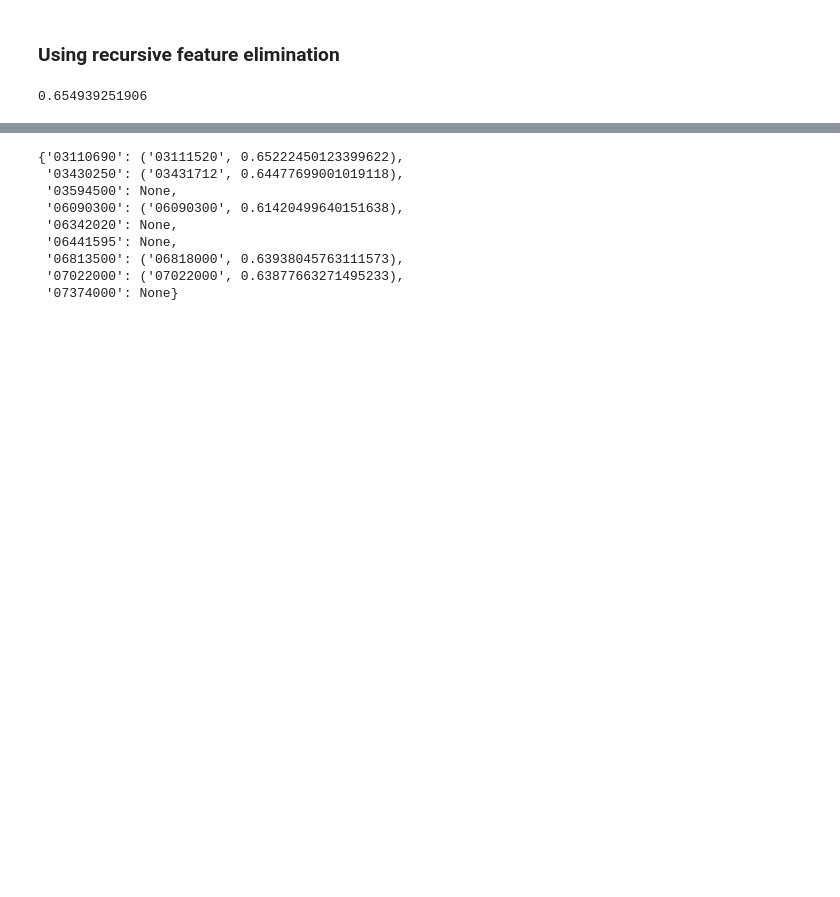
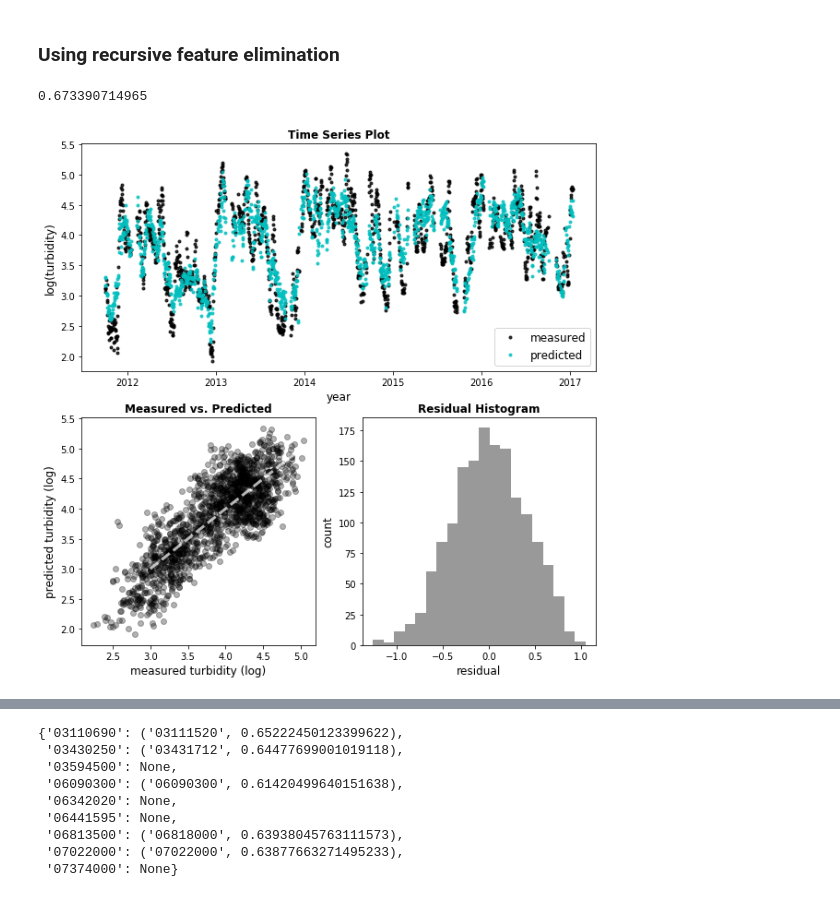
Before and after one commit to sealoving/Liang_Metis, a Jupyter notebook: Project_2/Luther_feature_selection.ipynb, the cells around one changed output, grey strips where cells are left out. Drawn from its saved outputs; the diff is of its cells as text; code cells hidden in the pictures; blank space fills up the shorter version.

```diff
--- a/Project_2/Luther_feature_selection.ipynb
+++ b/Project_2/Luther_feature_selection.ipynb
@@ -154,41 +158,42 @@ data = data.dropna(axis=1)
 X = data.drop(['turbidity'],axis=1)
 y = data['turbidity']
 # create the RFE model and select 10 attributes
-rfe = RFE(lr, 15)
+rfe = RFE(lr, 20)
 rfe = rfe.fit(X, y)
 # # summarize the selection of the attributes
 # print(rfe.support_)
 # print(rfe.ranking_)
 
 cols = X.columns[rfe.support_]
 group = list(cols)
 group.append('turbidity')
 # sns.pairplot(df[[<insert the columns of your df here>]])
 # sns.heatmap(df[group].corr())     #<---- will give you a good visualization of the correlation matrix
 
 # lr = LinearRegression()
 # data = df[group].dropna().apply(np.log)
 # data = data.replace([np.inf, -np.inf], np.nan)
 # data = data.dropna(axis=1)
 # X = data.drop(['turbidity'],axis=1)
 # y = data['turbidity']
 # rfe = RFE(lr, 15)
 # rfe = rfe.fit(X, y)
 # cols = X.columns[rfe.support_]
 # group = list(cols)
 # group.append('turbidity')
 
 lr = LinearRegression()
 data = df[group].dropna().apply(np.log)
 data = data.replace([np.inf, -np.inf], np.nan)
 data = data.dropna(axis=1)
 X = data.drop(['turbidity'],axis=1)
 y = data['turbidity']
 lr.fit(X,y)
 print(lr.score(X,y))
-# plotfit(X,y,lr)
+plotfit(X,y,lr)
 # %% [output]
-0.654939251906
+0.673390714965
+[figure, added]
 # %%
 print('total # of stations: %d'%len(X.columns))
 stations.loc[X.columns,'site_name']
```
Also changed, not shown: parts of 11 cells of this notebook, 1 other file.
